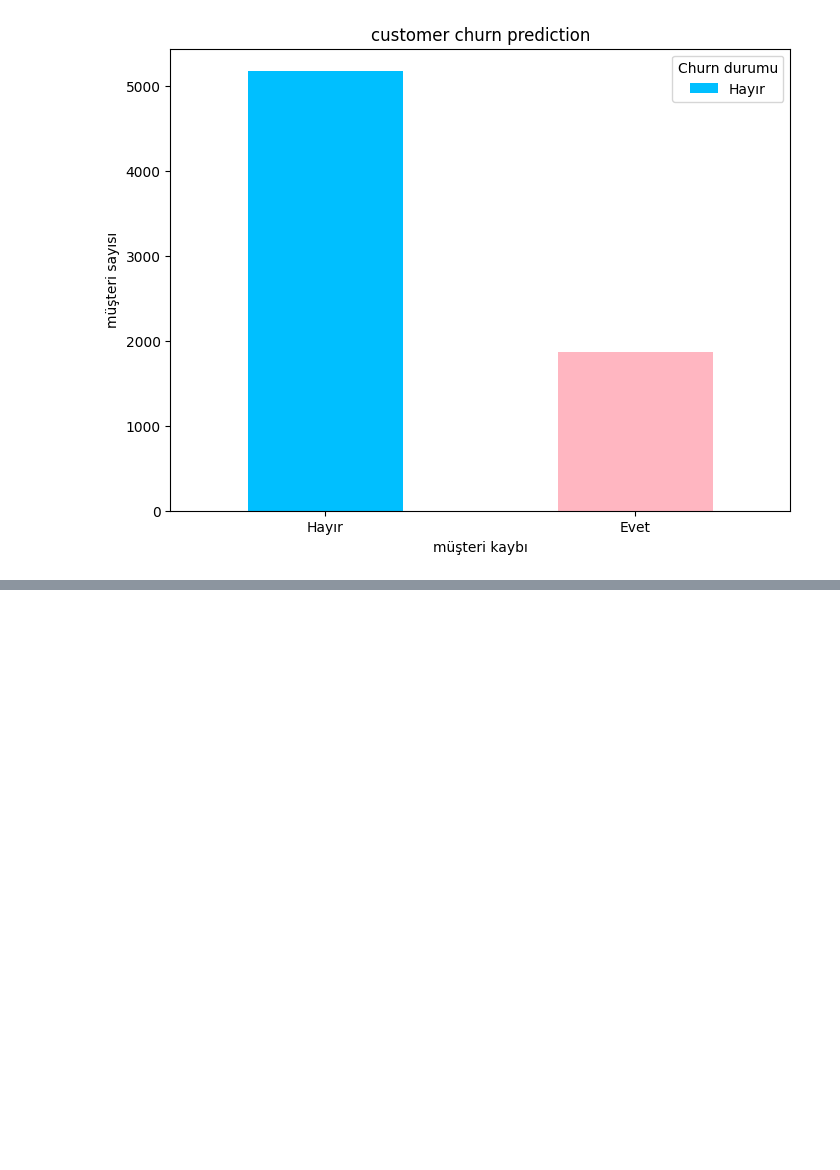
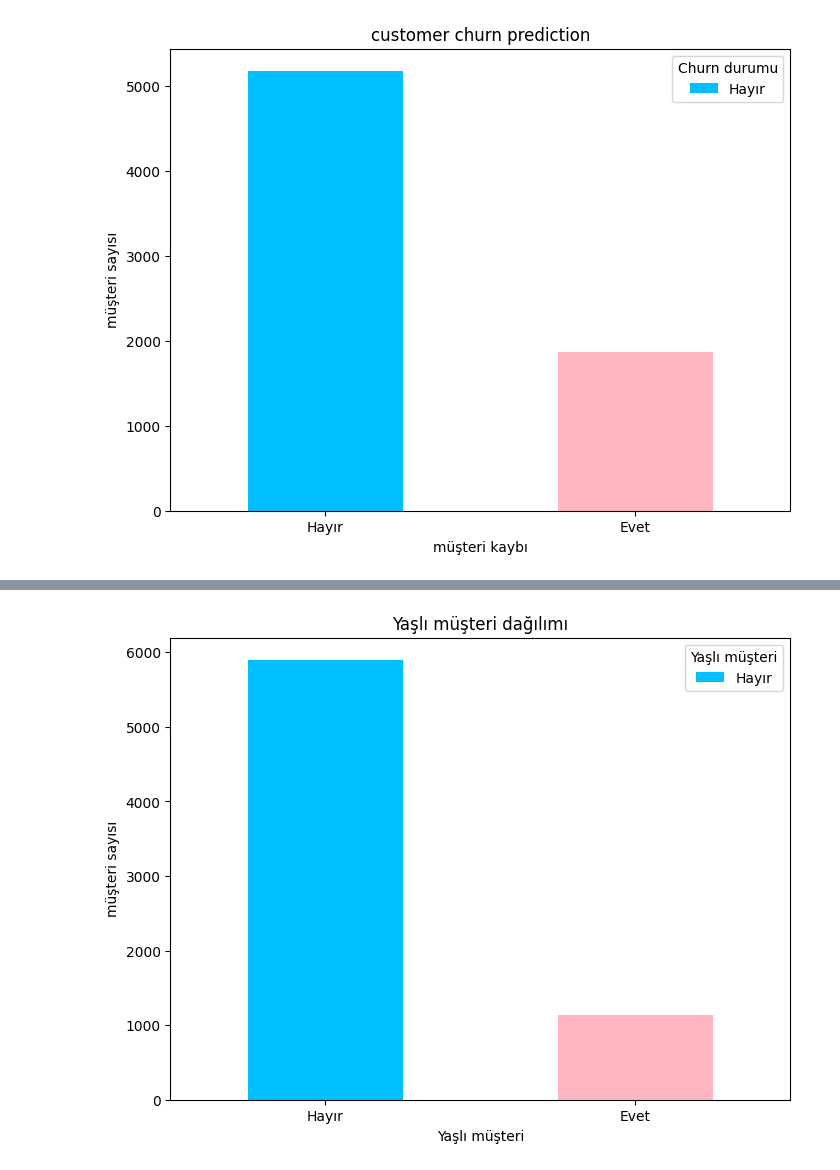
Before and after one commit to ergul13/customer_churn, a Jupyter notebook: 2.deneme.ipynb, the cells around one changed output, grey strips where cells are left out. Cells and saved outputs as stored; diff of their text form; code cells hidden in the pictures; blank space fills up the shorter version.

```diff
--- a/2.deneme.ipynb
+++ b/2.deneme.ipynb
@@ -67,0 +169,11 @@ df["gender"]=df["gender"].map({"Male":0,"Female":1})
+# %%
+plt.figure(figsize=(8, 6))
+df2["SeniorCitizen"].value_counts().plot(kind="bar", color=["deepskyblue", "lightpink"])
+plt.title("Yaşlı müşteri dağılımı")
+plt.xlabel("Yaşlı müşteri")
+plt.ylabel("müşteri sayısı")
+plt.xticks([0, 1], ["Hayır", "Evet"], rotation=0)
+plt.legend(["Hayır", "Evet"], title="Yaşlı müşteri")
+plt.show()
+# %% [output]
+[figure, added]
```
Also changed, not shown: parts of 37 cells of this notebook.
